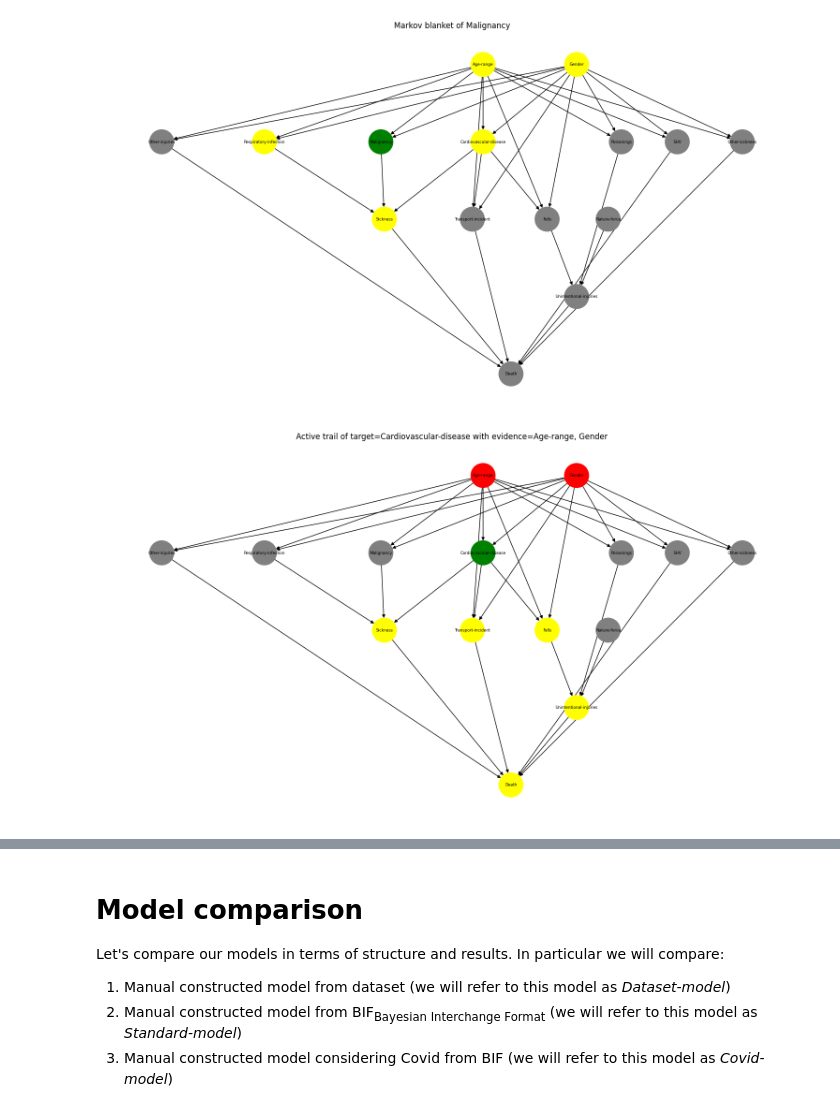
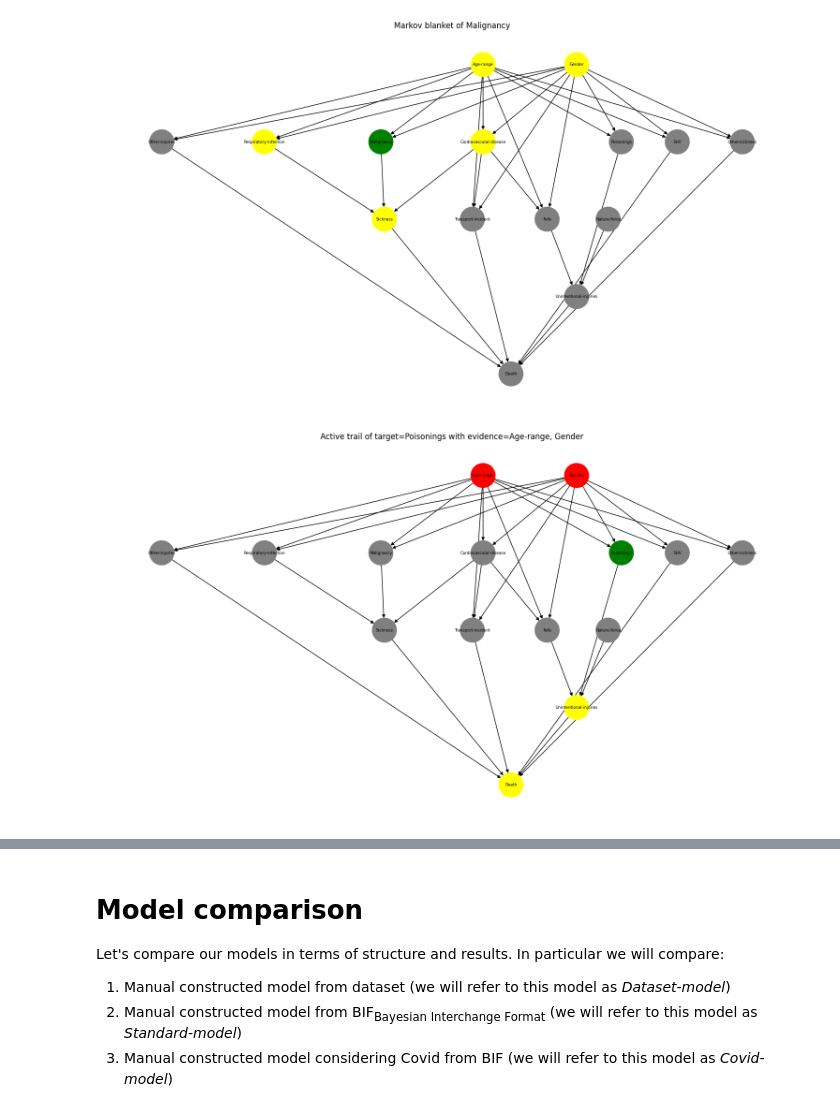
Before and after one commit to AndreaZecca/ByeBayes, a Jupyter notebook: project.ipynb, the cells around one changed output, grey strips where cells are left out. Drawn from its saved outputs; the diff is of its cells as text; code cells hidden in the pictures.

```diff
--- a/project.ipynb
+++ b/project.ipynb
@@ -544,14 +544,14 @@ markov_blanket_graph("Malignancy", mc_model)
 # %%
 def active_trail_graph(target, evidences, model):
     trail_nodes = model.active_trail_nodes(target, observed=evidences).get(target)
     trail_nodes.remove(target)
     color = ["green" if n == target else "yellow" if n in trail_nodes else "red" if n in evidences else "grey" for n in model.nodes]
     title=f"Active trail of target={target} {'with evidence='+', '.join(evidences) if len(evidences) != 0 else 'with no evidence'}"
     draw_graph(model, title, color, title)
 
-active_trail_graph("Cardiovascular-disease", ["Age-range", "Gender"], mc_model)
+active_trail_graph("Poisonings", ["Age-range", "Gender"], mc_model)
 # %% [output]
-[figure, old version]
+[figure, new version]
 # %%
 def dependency_graph(node, model):
     active_trail_graph(node, [], model)
```
Also changed, not shown: parts of 2 cells of this notebook.
